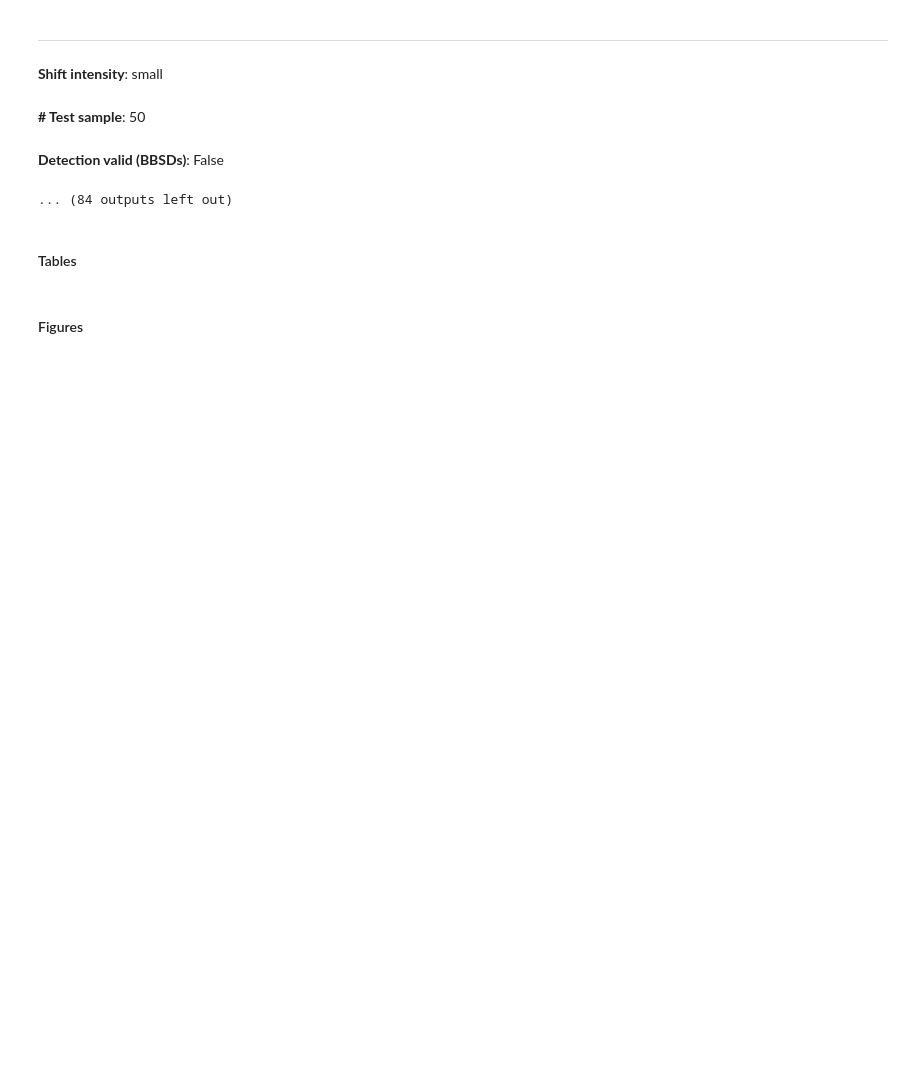
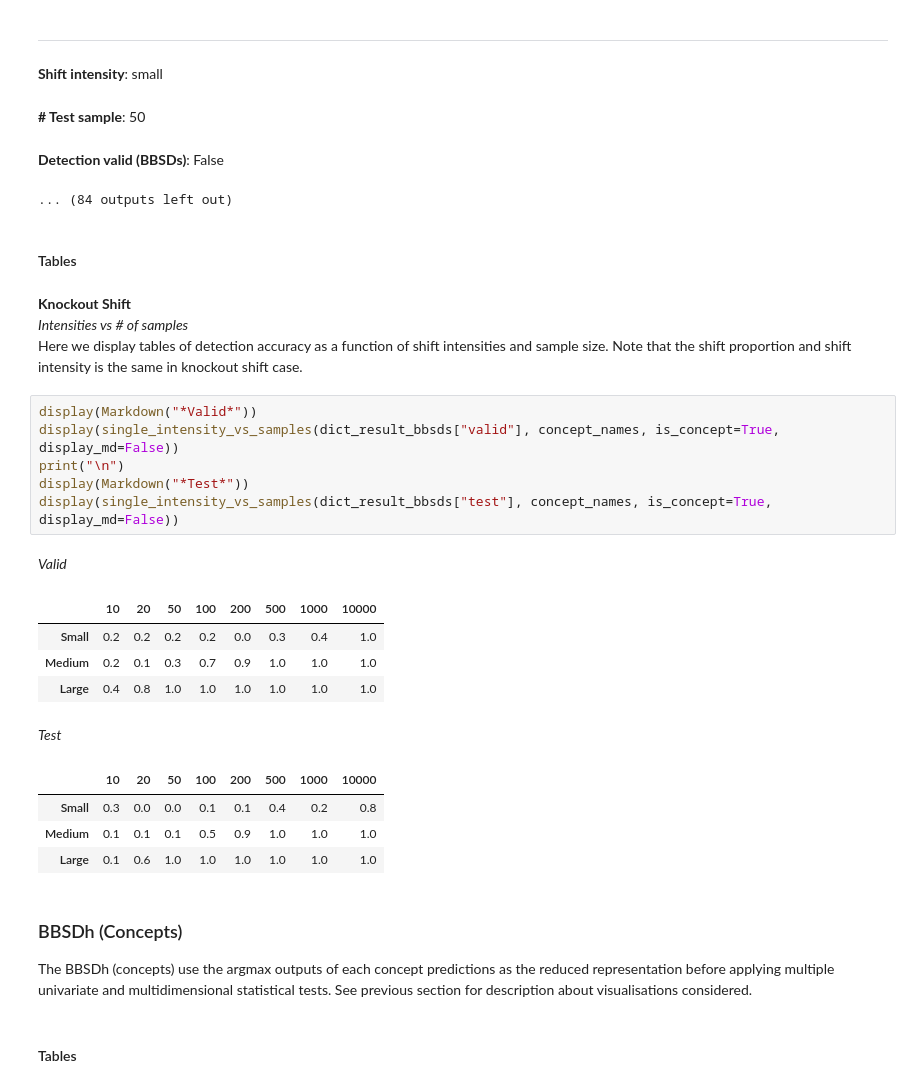
Before and after one commit to maleakhiw/explaining-dataset-shifts, a Jupyter notebook: notebooks/Label_Classifier_Results.ipynb, the cells around one changed output. Cells and saved outputs as stored; diff of their text form; blank space fills up the shorter version.

Commit message:
intensity vs samples table done

```diff
--- a/notebooks/Label_Classifier_Results.ipynb
+++ b/notebooks/Label_Classifier_Results.ipynb
@@ -116,5 +117,30 @@ barplot_test_statistics(dict_result_bbsds, dict_result_bbsdh,
 ... (84 outputs left out)
 # %% [markdown]
 #### Tables
+# %% [markdown]
+**Knockout Shift**
+*Intensities vs # of samples*
+Here we display tables of detection accuracy as a function of shift intensities and sample size. Note that the shift proportion and shift intensity is the same in knockout shift case.
+# %%
+display(Markdown("*Valid*"))
+display(single_intensity_vs_samples(dict_result_bbsds["valid"], concept_names, is_concept=True, display_md=False))
+print("\n")
+display(Markdown("*Test*"))
+display(single_intensity_vs_samples(dict_result_bbsds["test"], concept_names, is_concept=True, display_md=False))
+# %% [output]
+*Valid*
+|  | 10 | 20 | 50 | 100 | 200 | 500 | 1000 | 10000 |
+| Small | 0.2 | 0.2 | 0.2 | 0.2 | 0.0 | 0.3 | 0.4 | 1.0 |
+| Medium | 0.2 | 0.1 | 0.3 | 0.7 | 0.9 | 1.0 | 1.0 | 1.0 |
+| Large | 0.4 | 0.8 | 1.0 | 1.0 | 1.0 | 1.0 | 1.0 | 1.0 |
+*Test*
+|  | 10 | 20 | 50 | 100 | 200 | 500 | 1000 | 10000 |
+| Small | 0.3 | 0.0 | 0.0 | 0.1 | 0.1 | 0.4 | 0.2 | 0.8 |
+| Medium | 0.1 | 0.1 | 0.1 | 0.5 | 0.9 | 1.0 | 1.0 | 1.0 |
+| Large | 0.1 | 0.6 | 1.0 | 1.0 | 1.0 | 1.0 | 1.0 | 1.0 |
+# %% [markdown]
+### BBSDh (Concepts)
+
+The BBSDh (concepts) use the argmax outputs of each concept predictions as the reduced representation before applying multiple univariate and multidimensional statistical tests. See previous section for description about visualisations considered.
 # %% [markdown]
-#### Figures
+#### Tables
```
Also changed, not shown: parts of 6 cells of this notebook, 3 other files.
